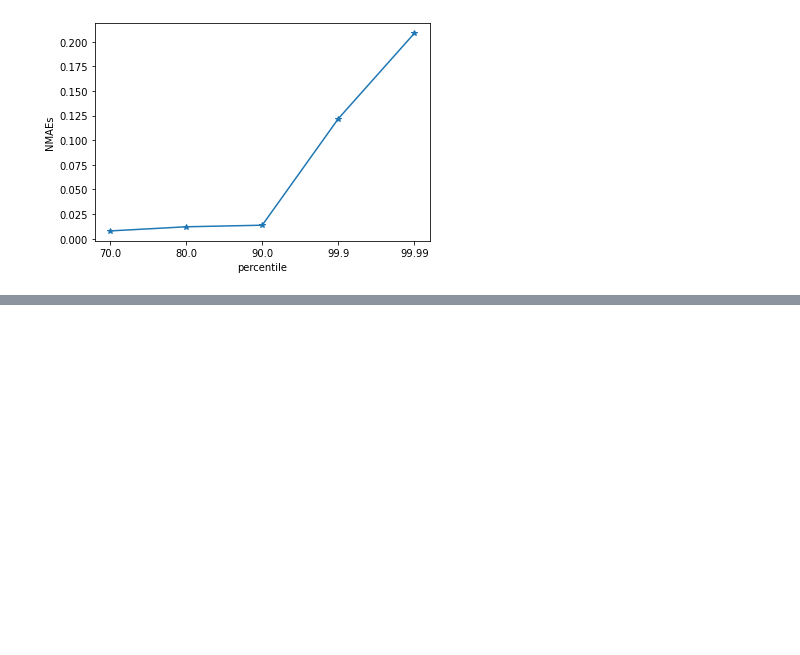
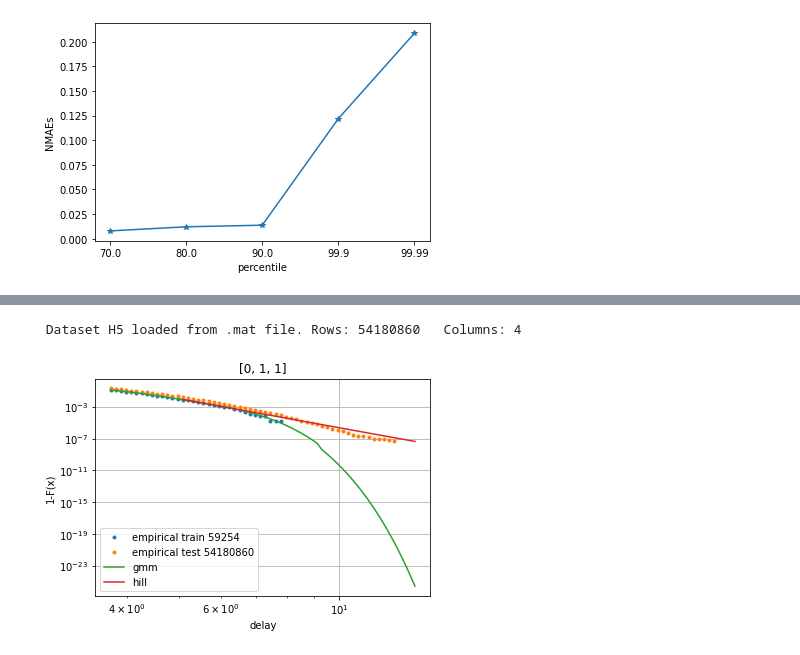
Before and after one commit to samiemostafavi/conditional-density-estimation, a Jupyter notebook: experiments/models/GMM/3hop_expar.ipynb, the cells around one changed output, grey strips where cells are left out. Drawn from its saved outputs; the diff is of its cells as text; code cells hidden in the pictures; blank space fills up the shorter version.

Commit message:
extreme value tail estimators

```diff
--- a/experiments/models/GMM/3hop_expar.ipynb
+++ b/experiments/models/GMM/3hop_expar.ipynb
@@ -17,5 +19,7 @@ Use the retry module or similar alternatives.
 # %%
 """ Open MATLAB file """
 
-matds = MatlabDataset('../../data/t3_0p5_1_1p5_cap_30_ar0p8.mat')
+#matds = MatlabDataset('../../data/t3_0p5_1_1p5_cap_30_ar0p8.mat')
+#matds = MatlabDataset('../../data/dataset_normal_400k.mat')
+matds = MatlabDataset('../../data/fulldataset_gamma_400k.mat')
 # %% [output]
@@ -40,13 +67,15 @@ with open('saves/3hop_expar.pkl', 'wb') as output:
 # %%
-""" Load the trained model from file """
+""" Load the trained model and training dataset from file """
 
 dummy = MixtureDensityNetwork("GMM_3hop_expar", ndim_x=2, ndim_y=1)
 dummy._setup_inference_and_initialize()
 
-with open('saves/3hop_expar.pkl', 'rb') as input:
+with open('saves/New_3hop_expar_400k_3dim_H.pkl', 'rb') as input:
     dummy = pickle.load(input)
 
 model = dummy
+
+train_data = np.load('saves/New_ds_expar_400k_3dim_H.npy')
 # %%
 plt.ioff()
 
@@ -107,0 +160,54 @@ Calculating percentiles [96%]
+# %%
+""" Open analysis MATLAB file - [0,1,1] state """
+
+#matds = MatlabDataset('../../data/t3_0p5_1_1p5_cap_30_ar0p8.mat') dataset_conditional_[0_1_0]_27M.mat
+cond_matds = MatlabDatasetH5('../../data/dataset_conditional_[0_1_1]_54M.mat')
+
+cond_state = [0,1,1]
+test_data = cond_matds.get_data(cond_matds.n_records)
+
+tt,num_samples_train,avg = measure_percentile(dataset=train_data,x_cond=np.array([cond_state]),p_perc=100)
+measured_p8,num_samples_test,avg = measure_percentile_allsame(dataset=test_data,p_perc=80)
+measured_1,num_samples_test,avg = measure_percentile_allsame(dataset=test_data,p_perc=100)
+x = np.logspace(math.log10( measured_p8 ), math.log10( measured_1+1 ), num=60)
+#x = np.arange(start=measured_p8, stop=measured_1, step=0.1)
+#print(x)
+
+tail=[]
+for i in range(len(x)):
+    tail.append(measure_tail(dataset=train_data,x_cond=np.array([cond_state]),y=x[i]))
+
+testd_sorted = np.sort(test_data[:,0])
+ftail=[]
+for i in range(len(x)):
+    indx = bisect.bisect_left(testd_sorted, x[i])
+    ftail.append((len(test_data)-indx)/len(test_data))
+
+#xh = np.logspace(math.log10( measured_p8 ), math.log10( measured_1+40 ), num=40)
+tailh=[]
+for i in range(len(x)):
+    tailh.append(model.find_tail(x_cond=np.array([cond_state]),y=x[i],init_bound=500))
+
+#dsh = matds.get_data(300000)
+alpha,xk,k,n = init_tail_index_hill(dataset=train_data,x_cond=np.array([cond_state]),beta=0.01)
+xhill = []
+tailhill=[]
+for i in range(len(x)):
+    if x[i]>xk:
+        xhill.append(x[i])
+        tailhill.append(estimate_tail_index_hill(alpha=alpha,xk=xk,k=k,n=n,x=x[i]))
+
+fig, ax = plt.subplots()
+ax.loglog(x,tail, marker='.', label="empirical train "+str(num_samples_train), linestyle = 'None') #substitute actual plotting here
+ax.loglog(x,ftail, marker='.', label="empirical test "+str(num_samples_test), linestyle = 'None') #substitute actual plotting here
+ax.loglog(x,tailh, label="gmm") #substitute actual plotting here
+ax.loglog(xhill,tailhill, label="hill") #substitute actual plotting here
+plt.xlabel('delay')
+plt.ylabel('1-F(x)')
+plt.title(str(cond_state))
+plt.legend()
+plt.grid()
+plt.show()
+# %% [output]
+ Dataset H5 loaded from .mat file. Rows: 54180860   Columns: 4
+[figure, added]
```
Also changed, not shown: parts of 16 cells of this notebook, 15 other files.
